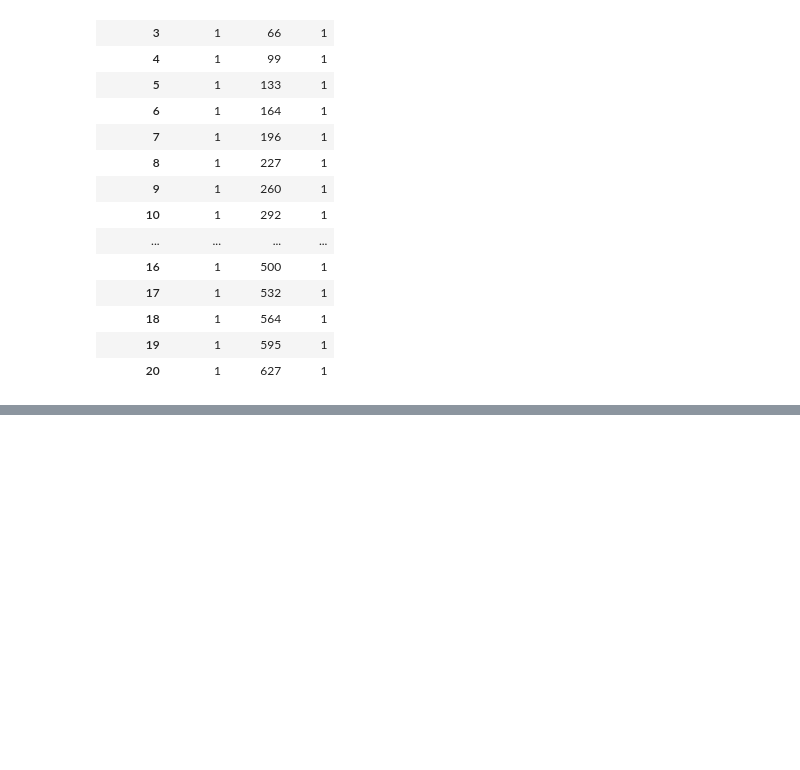
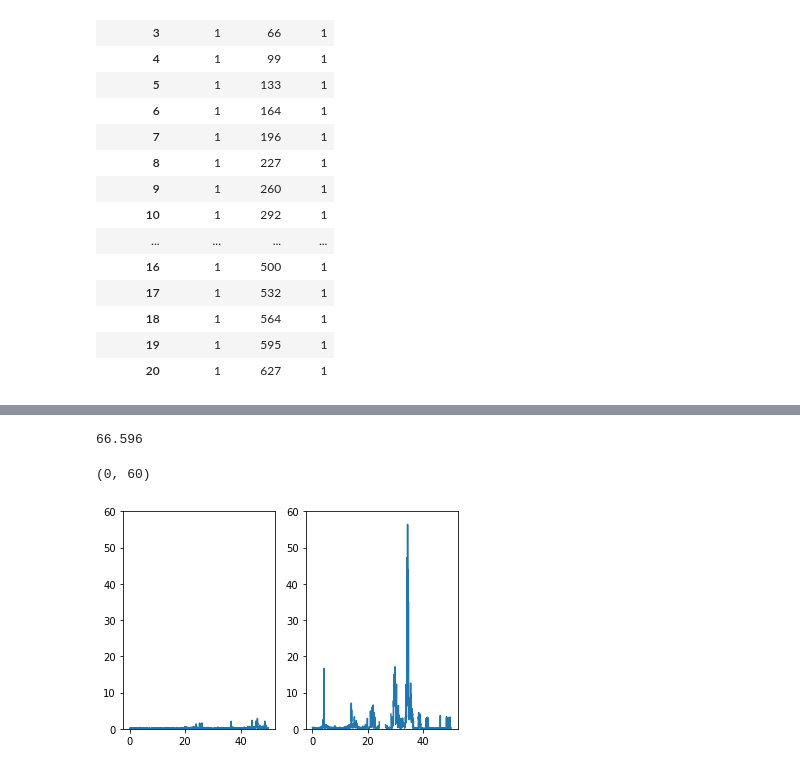
Before and after one commit to marburyvthesea/post_cnmfe_analysis, a Jupyter notebook: dlc_analysis/compile_dlc_output_v2.ipynb, the cells around one changed output, grey strips where cells are left out. Saved outputs shown, nothing was run; the diff lists cells and outputs as text; code cells hidden in the pictures; blank space fills up the shorter version.

```diff
--- a/dlc_analysis/compile_dlc_output_v2.ipynb
+++ b/dlc_analysis/compile_dlc_output_v2.ipynb
@@ -150,3 +150,10 @@ dlc_directory
 session_name
 # %% [output]
 'GRIN013_H13_M33_S54'
+# %%
+for folder in tqdm(experiment_folders):
+    output_directory = dlc_directory+folder+'/'
+    session_name = folder
+    print(folder)
+    dlc_output_files = os.listdir(output_directory)
+    dlc_output_files.sort()
@@ -157,17 +172,26 @@ for folder in tqdm(experiment_folders):
     print(folder)
     dlc_output_files = os.listdir(output_directory)
     dlc_output_files.sort()
-
     names = []
     dlc_dfs = []
     for output_file in dlc_output_files[0:10]:
         if output_file.endswith('000.h5'):
             print(output_file)
             dlc_output = pd.read_hdf(output_directory + output_file)
+
+            ## before calculating centroid remove regions where
+            # find regions where likelihood is less than maybe .9-1
+            for body_part in list(set(dlc_output.columns.get_level_values(1))):
+                low_likelihood_indicies = dlc_output.loc[dlc_output['DLC_resnet50_Open_Field_v2Jan27shuffle1_150000'][body_part]['likelihood']<0.9].index
+                #remove coordinate values from low likelihood regions
+                dlc_output.loc[low_likelihood_indicies, ('DLC_resnet50_Open_Field_v2Jan27shuffle1_150000', body_part, 'x')]=np.nan
+                dlc_output.loc[low_likelihood_indicies, ('DLC_resnet50_Open_Field_v2Jan27shuffle1_150000', body_part, 'y')]=np.nan
+
             dlc_output = dlc_utils.calculate_centroid(dlc_output)
             dlc_output.head()
             coordinates_delta_df = dlc_utils.difference_df(dlc_output)
             df_columns = list(dlc_output.columns)
+
             print('calculating velocity')
             velocity_df = pd.DataFrame(np.transpose(np.array([np.array([dlc_utils.velocity(coordinates_delta_df[body_part]['x'].values[frame],coordinates_delta_df[body_part]['y'].values[frame]) for frame in range(len(coordinates_delta_df))]) for body_part in list(set([df_columns[item][1] for item in range(len(df_columns))]))])),
                                        columns=list(set([df_columns[item][1] for item in range(len(df_columns))])))
@@ -184,6 +208,22 @@ for folder in tqdm(experiment_folders):
     session_compiled.to_csv(output_directory+session_name+'_compiled_session_02112021.csv')
 
     #create behavior data aligned to the msCam frames
+    #need to have switch here for msCam and BehavCam cam #s
+    #in these recordings behavcam records at faster framerate (30fps vs 20fps) so will have more frames
+    timsestamps_file = output_directory+'timestamp.dat'
+    Cam0_timestamps = frame_clock_df[frame_clock_df['camNum'] == 0]
+    Cam1_timestamps = frame_clock_df[frame_clock_df['camNum'] == 1]
+    if len(Cam1_timestamps)>len(Cam0_timestamps):
+        msCam_camnum=0
+        behavCam_camnum=1
+    else if len(Cam1_timestamps)<len(Cam0_timestamps):
+        msCam_camnum=1
+        behavCam_camnum=0
+    else:
+        print('check timestamp file')
+        break
+
+    # changing selection of frames from session compiled dataframe to account for 1 indexing of frames in timestamp file
     aligned = dlc_utils.downsample_dlc_to_behavior(output_directory+session_name+'_compiled_session_02112021.h5', output_directory+'timestamp.dat')
     aligned.reset_index(inplace=True)
     aligned['msCamFrame'] = aligned.index.values
@@ -291,0 +422,4 @@ msCam_timestamps = dlc_utils.align_behavior_data(msCam_timestamps, behavCam_time
+# %%
+aligned_out['sys_clock_behavCam'].values[-1]/1000
+# %% [output]
+66.596
@@ -291,0 +428,10 @@ msCam_timestamps = dlc_utils.align_behavior_data(msCam_timestamps, behavCam_time
+# %%
+time_within_movie_seconds = np.linspace(0, 50, 1000)
+fig, (ax1, ax2) = plt.subplots(1,2)
+ax1.plot(time_within_movie_seconds, session_compiled.loc['behavCam01DLC_resnet50_Open_Field_v2Jan27shuffle1_150000.h5']['tail_base'])
+ax1.set_ylim(0, 60)
+ax2.plot(time_within_movie_seconds, session_compiled.loc['behavCam02DLC_resnet50_Open_Field_v2Jan27shuffle1_150000.h5']['tail_base'])
+ax2.set_ylim(0, 60)
+# %% [output]
+(0, 60)
+[figure, added]
```
Also changed, not shown: parts of 17 cells of this notebook.
